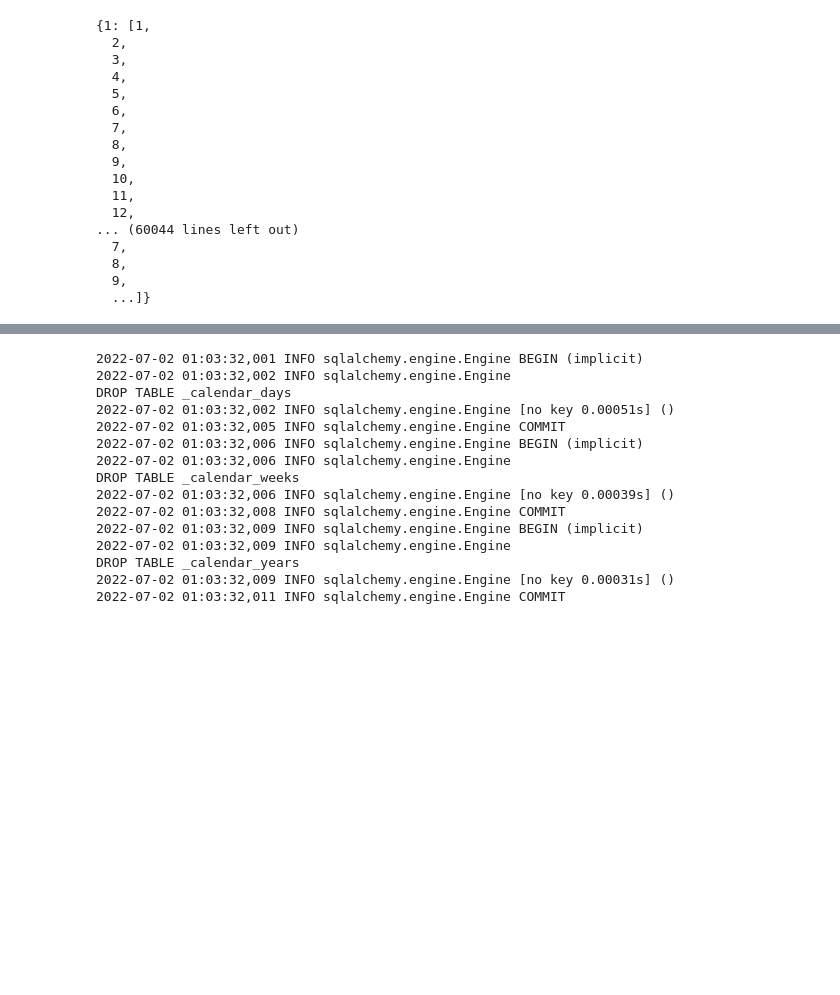
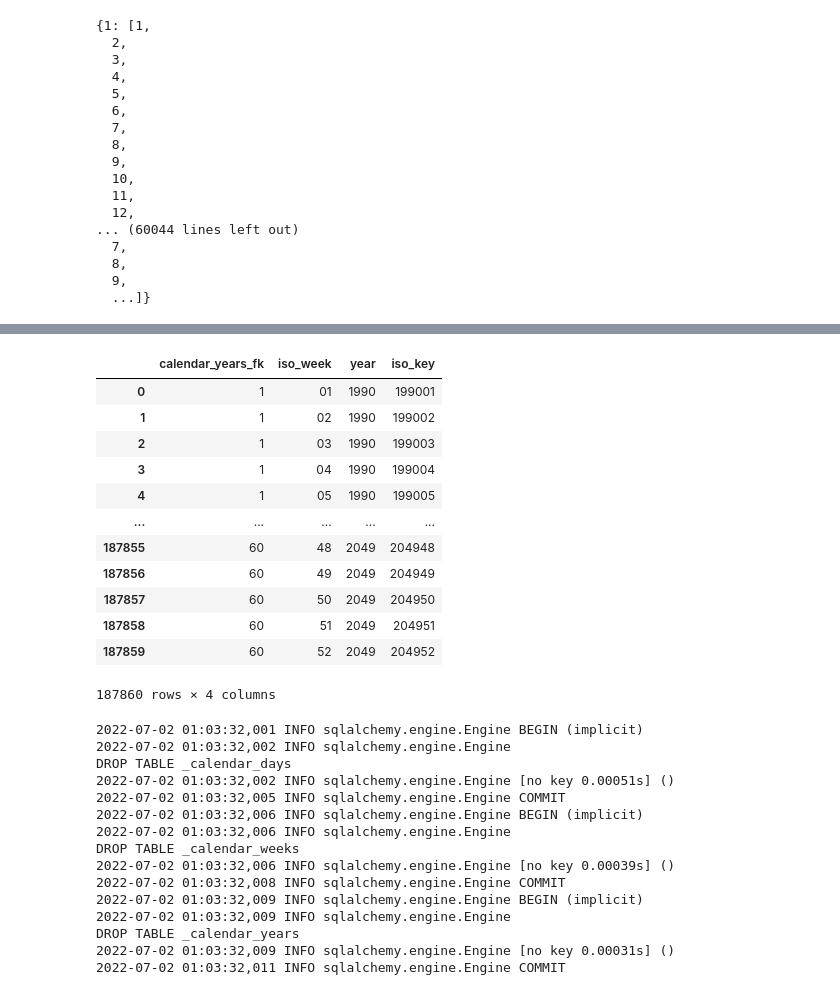
Before and after one commit to dstoecklein/corona-analysis, a Jupyter notebook: notebooks/sqlite_test.ipynb, the cells around one changed output, grey strips where cells are left out. Drawn from its saved outputs; the diff is of its cells as text; code cells hidden in the pictures; blank space fills up the shorter version.

Commit message:
logic for calendar weeks by ISO

```diff
--- a/notebooks/sqlite_test.ipynb
+++ b/notebooks/sqlite_test.ipynb
@@ -291,8 +291,10 @@ def get_calendar_years(session: sessionmaker):
 # Map Years with its Foreign Keys
 calendar_years = get_calendar_years(session=session)
 calendar_years_dict = {}
+calendar_years_dict_reverse = {}
 for year in calendar_years:
     calendar_years_dict[year.iso_year] = year.calendar_years_id
-
-calendar_years_dict
+for year in calendar_years:
+    calendar_years_dict_reverse[year.calendar_years_id] = year.iso_year
+#calendar_years_dict
 # %% [output]
@@ -359,6 +364,9 @@ calendar_weeks_dict
 # %%
 import pandas as pd
+
 # create dataframe
-df = pd.DataFrame.from_dict(calendar_weeks_dict, orient="index").T.unstack().dropna().reset_index(level=1, drop=True)
+df = pd.DataFrame.from_dict(calendar_weeks_dict, orient='index')
+df = df.stack().to_frame().reset_index().drop('level_1', axis=1)
+df.columns = ["calendar_years_fk", "iso_week"]
 df
 # %% [output]
@@ -377,3 +386,22 @@ Length: 187860, dtype: int64
+# %%
+df["iso_week"] = df["iso_week"].astype(str).str.zfill(2)
+df["year"] = df["calendar_years_fk"].map(calendar_years_dict_reverse)
+df["iso_key"] = df["year"].astype(str) + df["iso_week"]
+df
+# %% [output]
+|  | calendar_years_fk | iso_week | year | iso_key |
+| 0 | 1 | 01 | 1990 | 199001 |
+| 1 | 1 | 02 | 1990 | 199002 |
+| 2 | 1 | 03 | 1990 | 199003 |
+| 3 | 1 | 04 | 1990 | 199004 |
+| 4 | 1 | 05 | 1990 | 199005 |
+| ... | ... | ... | ... | ... |
+| 187855 | 60 | 48 | 2049 | 204948 |
+| 187856 | 60 | 49 | 2049 | 204949 |
+| 187857 | 60 | 50 | 2049 | 204950 |
+| 187858 | 60 | 51 | 2049 | 204951 |
+| 187859 | 60 | 52 | 2049 | 204952 |
+187860 rows × 4 columns
 # %%
 #CalendarDays.__table__.drop(engine)
 #CalendarWeeks.__table__.drop(engine)
```
Also changed, not shown: parts of 3 cells of this notebook.
